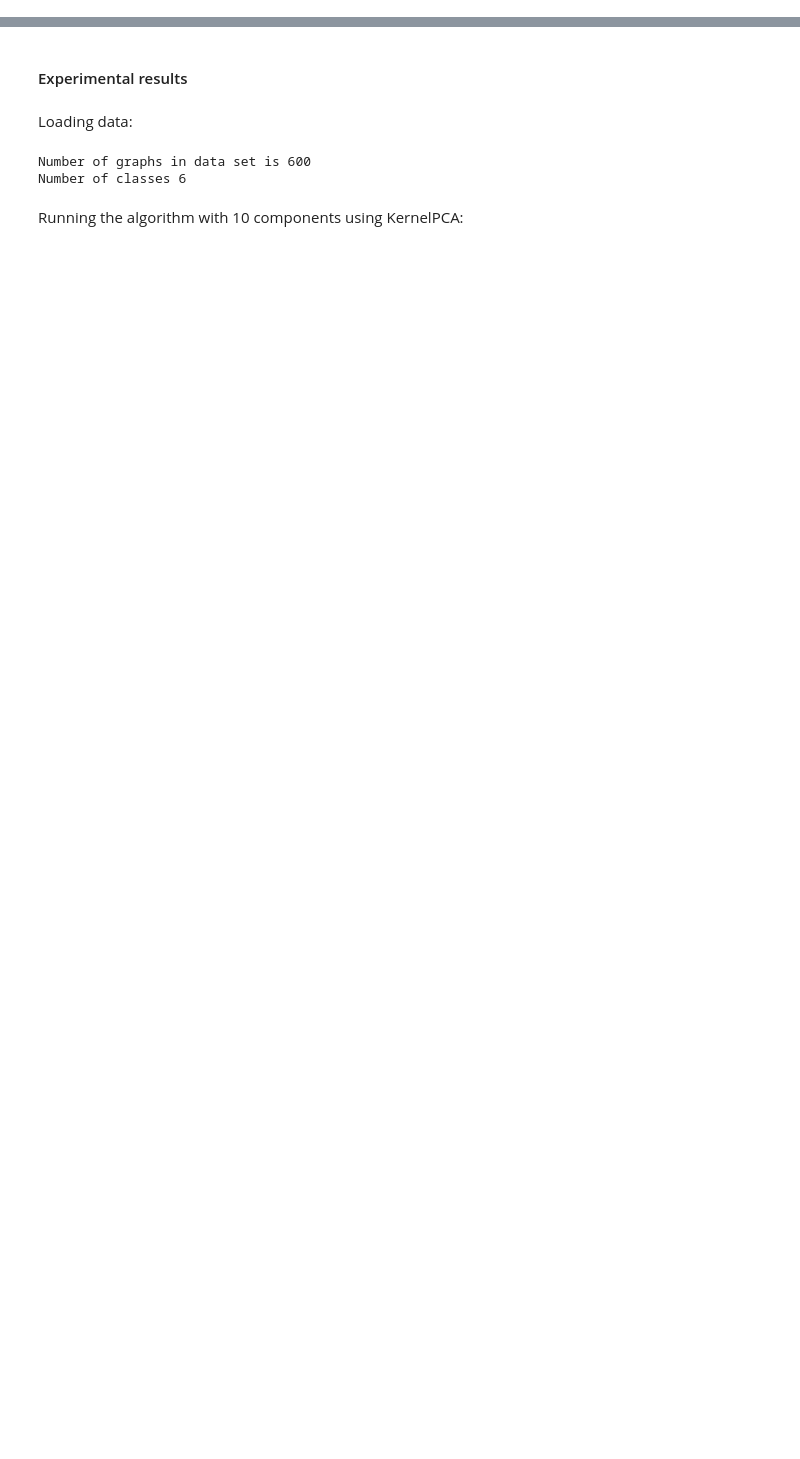
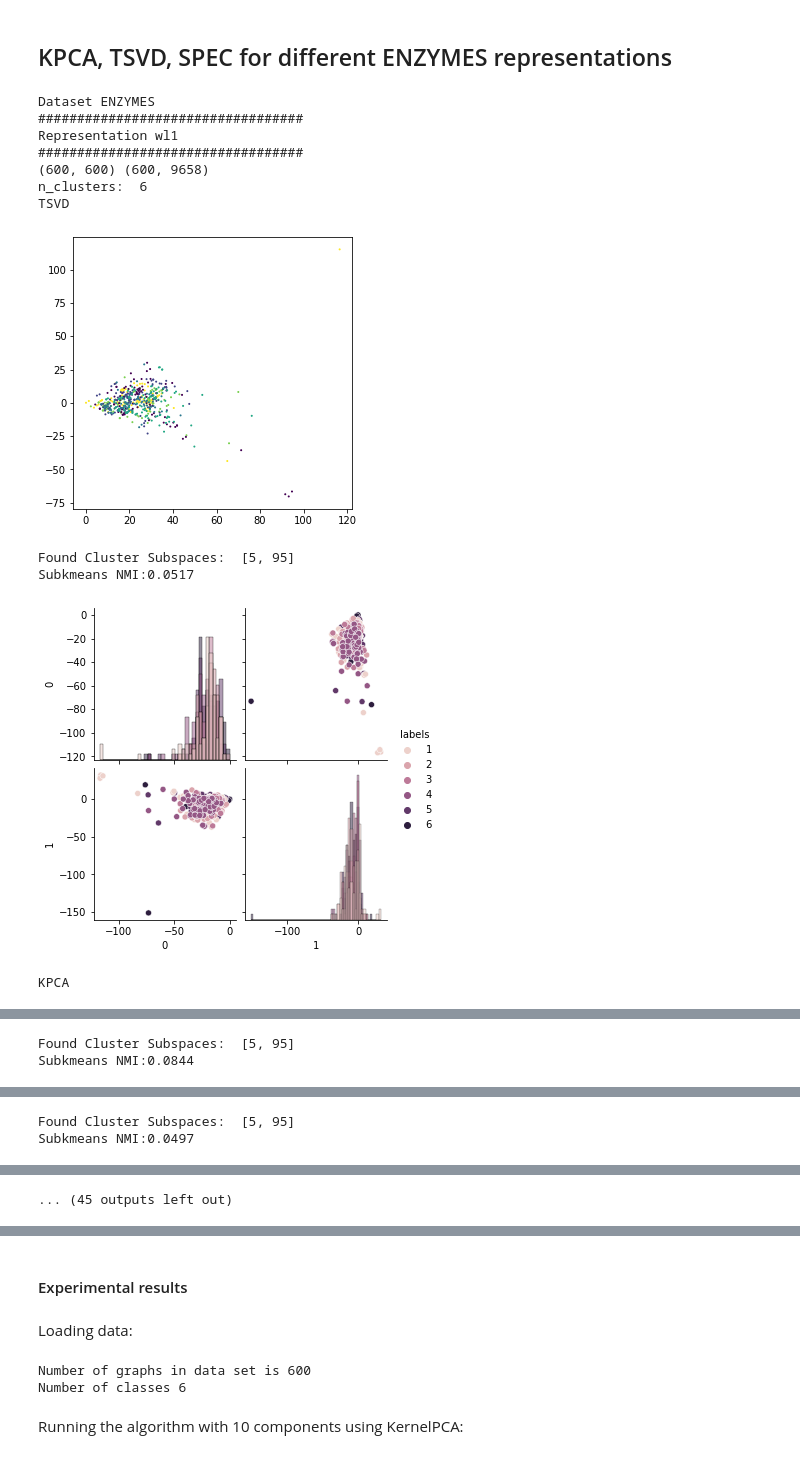
Before and after one commit to markkod/pc3-enzymes, a Jupyter notebook: Task 1.ipynb, the cells around one changed output, grey strips where cells are left out. Cells and saved outputs as stored; diff of their text form; code cells hidden in the pictures; blank space fills up the shorter version.

```diff
--- a/Task 1.ipynb
+++ b/Task 1.ipynb
@@ -81,0 +85,2 @@ The implementation has the following steps:
+# %% [markdown]
+## KPCA, TSVD, SPEC for different ENZYMES representations
@@ -81,0 +99,72 @@ The implementation has the following steps:
+# %%
+print("Dataset", dataset)
+
+for representation in representations:
+    print("##################################")
+    print("Representation", representation)
+    print("##################################")
+
+    #Gram Matrix for the Weisfeiler-Lehman subtree kernel
+    gram = load_csv(os.path.join(base_path,f"{dataset}_gram_matrix_{representation}.csv"))
+    gram = aux.normalize_gram_matrix(gram)
+
+    #Sparse Vectors for the Weisfeiler-Lehmann subtree kernel
+    vec = load_sparse(os.path.join(base_path,f"{dataset}_vectors_{representation}.npz"))
+    print(gram.shape, vec.shape)
+
+    tsvd = TruncatedSVD(n_components=100)
+    reduced_tsvd = tsvd.fit_transform(vec)
+
+    kpca = KernelPCA(n_components=100, kernel="precomputed")
+    reduced_kpca = kpca.fit_transform(gram)
+
+    reduced_kpca_dict[f'{representation}'] = reduced_kpca
+    reduced_tsvd_dict[f'{representation}'] = reduced_tsvd
+
+    k = len(set(classes.tolist()))
+    print("n_clusters: ", k)
+    d = {0:"TSVD",1:"KPCA"}
+    n_d = {0:nmis_tsvd, 1:nmis_kpca}
+    for i,rep_i in enumerate([reduced_tsvd, reduced_kpca]):
+        print(d[i])
+
+        fig, ax = plt.subplots(figsize=(5,5))
+        ax.scatter(rep_i[:,0], rep_i[:,1], c=classes, s=1)
+        plt.show();
+
+        # Apply Subkmeans
+        nrkm = NrKmeans(n_clusters=[k,1])#, allow_larger_noise_space=False)
+        nrkm.fit(rep_i, best_of_n_rounds=10, verbose=False)
+        print("Found Cluster Subspaces: ", nrkm.m)
+        subkm_nmi = normalized_mutual_info_score(nrkm.labels[0],classes)
+        print(f"Subkmeans NMI:{subkm_nmi:.4f}")
+        n_d[i][representation] = subkm_nmi
+        # Plot rotated space
+        V = nrkm.V
+        rotated = np.dot(rep_i,V)
+        reduced_df = pd.DataFrame(rotated[:,0:2])
+        reduced_df["labels"] = classes#nrkm.labels[0]
+        sns.pairplot(reduced_df, hue="labels", diag_kind="hist")
+        plt.show();
+
+    # Apply Spectral Clustering
+    spec = SpectralClustering(n_clusters=k, affinity="precomputed")
+    spec.fit(gram)
+    spec_nmi = normalized_mutual_info_score(spec.labels_,classes)
+    nmis_spec[representation] = spec_nmi
+    print(f"Spectral  NMI:{spec_nmi:.4f}")
+
+    print("##################################")
+# %% [output]
+Dataset ENZYMES
+##################################
+Representation wl1
+##################################
+(600, 600) (600, 9658)
+n_clusters:  6
+TSVD
+[figure, added]
+Found Cluster Subspaces:  [5, 95]
+Subkmeans NMI:0.0517
+[figure, added]
+KPCA
@@ -81,0 +172,2 @@ The implementation has the following steps:
+Found Cluster Subspaces:  [5, 95]
+Subkmeans NMI:0.0844
@@ -81,0 +184,2 @@ The implementation has the following steps:
+Found Cluster Subspaces:  [5, 95]
+Subkmeans NMI:0.0497
@@ -81,0 +187 @@ The implementation has the following steps:
+... (45 outputs left out)
```
Also changed, not shown: parts of 27 cells of this notebook.
